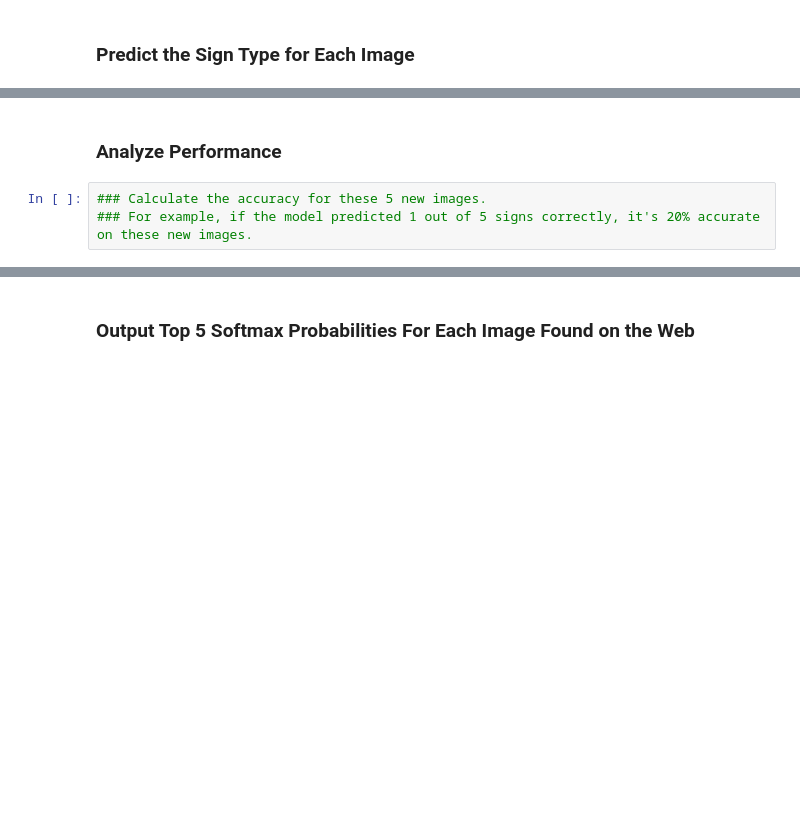
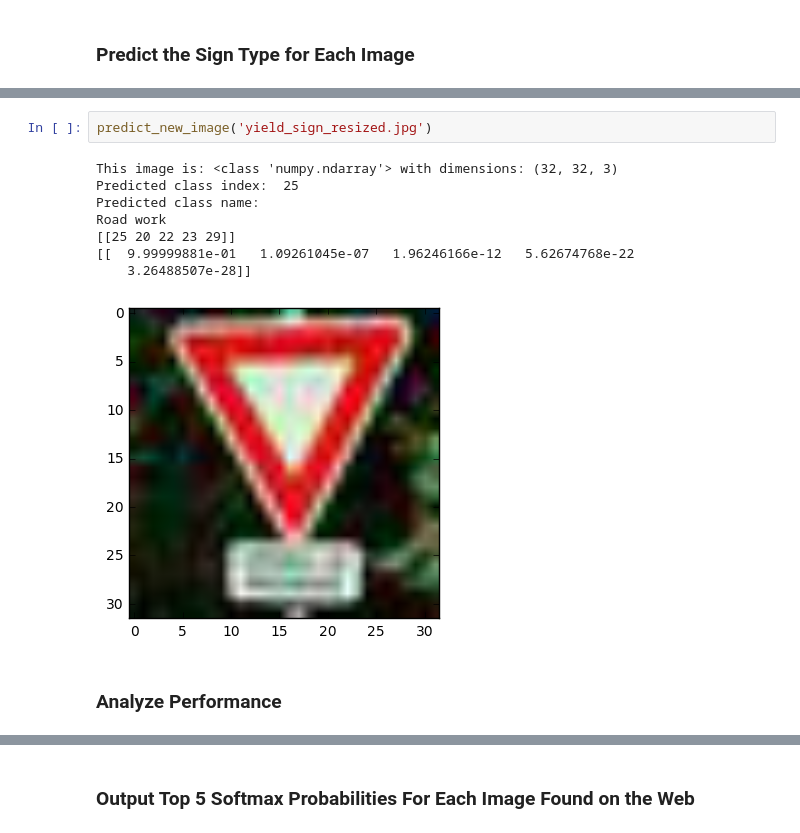
Before and after one commit to tevisgehr/Tevis_Self_Driving_Car_Nanodegree_Udacity, a Jupyter notebook: Traffic-Sign-Classifier-Project2/Traffic_Sign_Classifier.ipynb, the cells around one changed output, grey strips where cells are left out. Saved outputs shown, nothing was run; the diff lists cells and outputs as text; blank space fills up the shorter version.

```diff
--- a/Traffic-Sign-Classifier-Project2/Traffic_Sign_Classifier.ipynb
+++ b/Traffic-Sign-Classifier-Project2/Traffic_Sign_Classifier.ipynb
@@ -492,5 +506,13 @@ Softmax scores:
+# %%
+predict_new_image('yield_sign_resized.jpg')
+# %% [output]
+This image is: <class 'numpy.ndarray'> with dimensions: (32, 32, 3)
+Predicted class index:  25
+Predicted class name:
+Road work
+[[25 20 22 23 29]]
+[[  9.99999881e-01   1.09261045e-07   1.96246166e-12   5.62674768e-22
+    3.26488507e-28]]
+[figure, added]
 # %% [markdown]
 ### Analyze Performance
-# %%
-### Calculate the accuracy for these 5 new images.
-### For example, if the model predicted 1 out of 5 signs correctly, it's 20% accurate on these new images.
```
Also changed, not shown: parts of 11 cells of this notebook.
